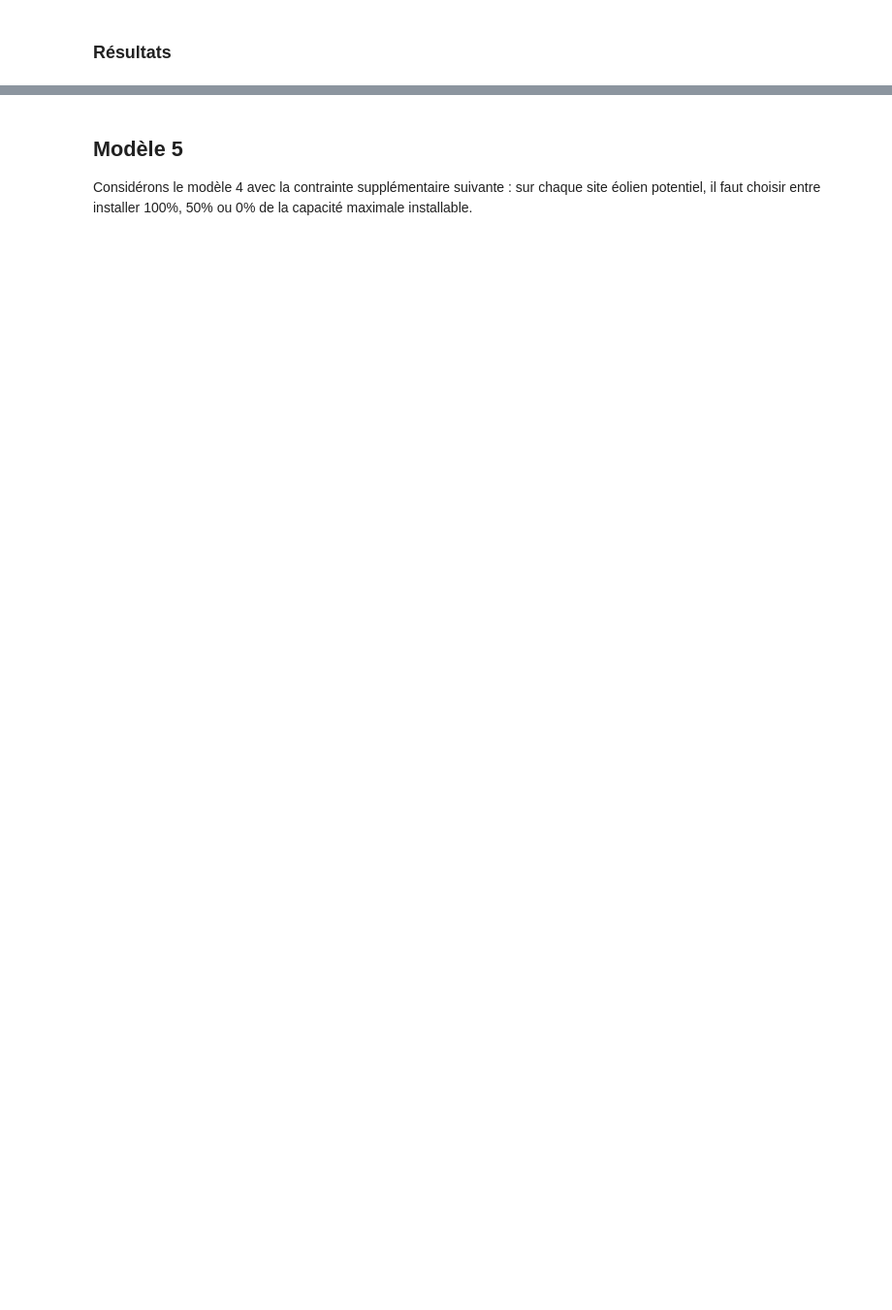
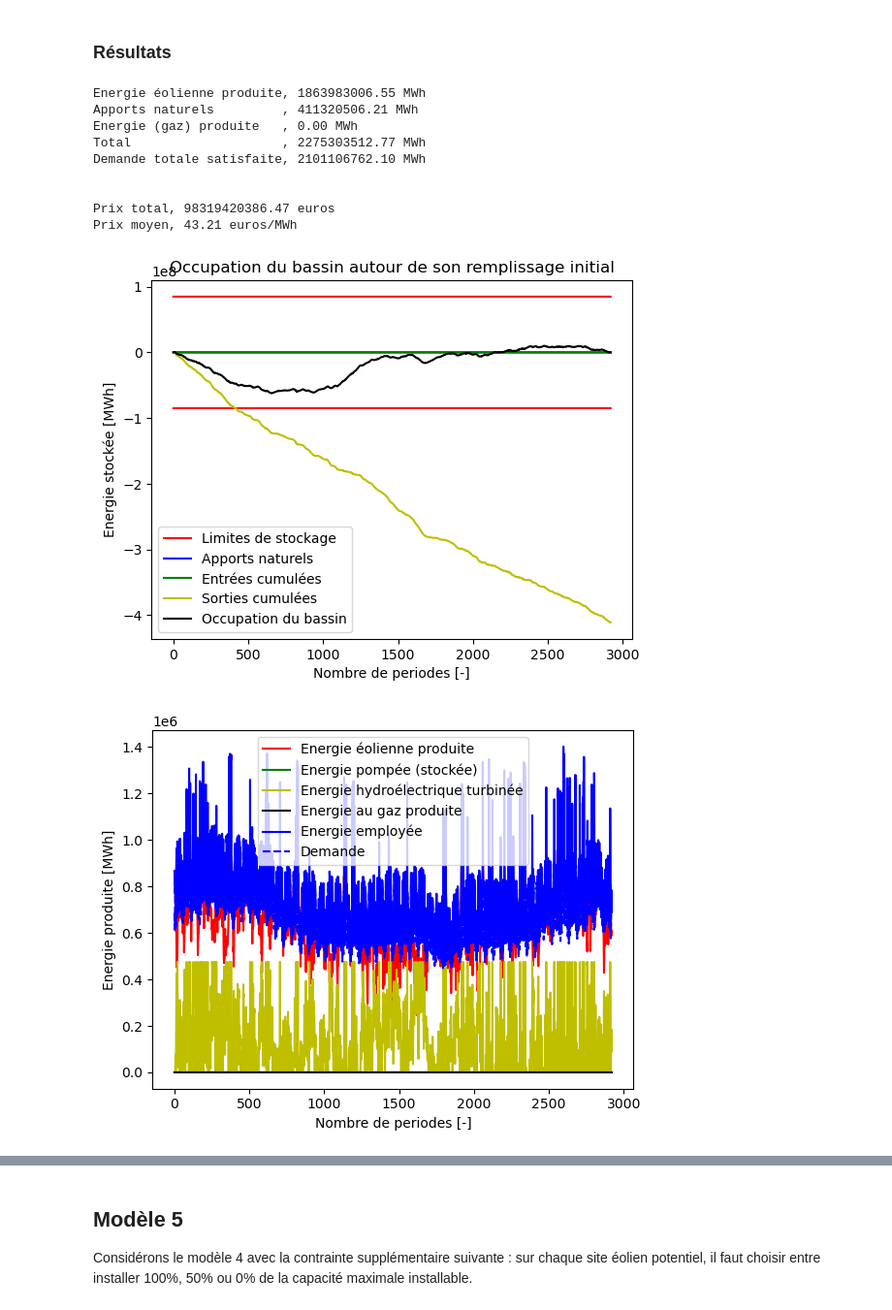
Before and after one commit to igivotron/LINMA1702, a Jupyter notebook: P2/Partie2-LINMA1702.ipynb, the cells around one changed output, grey strips where cells are left out. Shown at 97% size. Saved outputs shown, nothing was run; the diff lists cells and outputs as text; code cells hidden in the pictures; blank space fills up the shorter version.

Commit message:
Prix moyens et temps

```diff
--- a/P2/Partie2-LINMA1702.ipynb
+++ b/P2/Partie2-LINMA1702.ipynb
@@ -182,6 +203,18 @@ cap_install = c@x
 # %% [markdown]
 ### Résultats
 # %%
-results.print_values(prix_total, np.sum(e), np.sum(wA), np.sum(d))
+PRIX1 = results.print_values_get_prixmoy(prix_total, np.sum(e), np.sum(wA), np.sum(d))
 results.occupation_bassin(t, s, wA, wP, wT)
 results.sources_eng(t, e, wP, wT, d)
+# %% [output]
+Energie éolienne produite, 1863983006.55 MWh
+Apports naturels         , 411320506.21 MWh
+Energie (gaz) produite   , 0.00 MWh
+Total                    , 2275303512.77 MWh
+Demande totale satisfaite, 2101106762.10 MWh
+
+
+Prix total, 98319420386.47 euros
+Prix moyen, 43.21 euros/MWh
+[figure, added]
+[figure, added]
```
Also changed, not shown: parts of 22 cells of this notebook, 3 other files.
